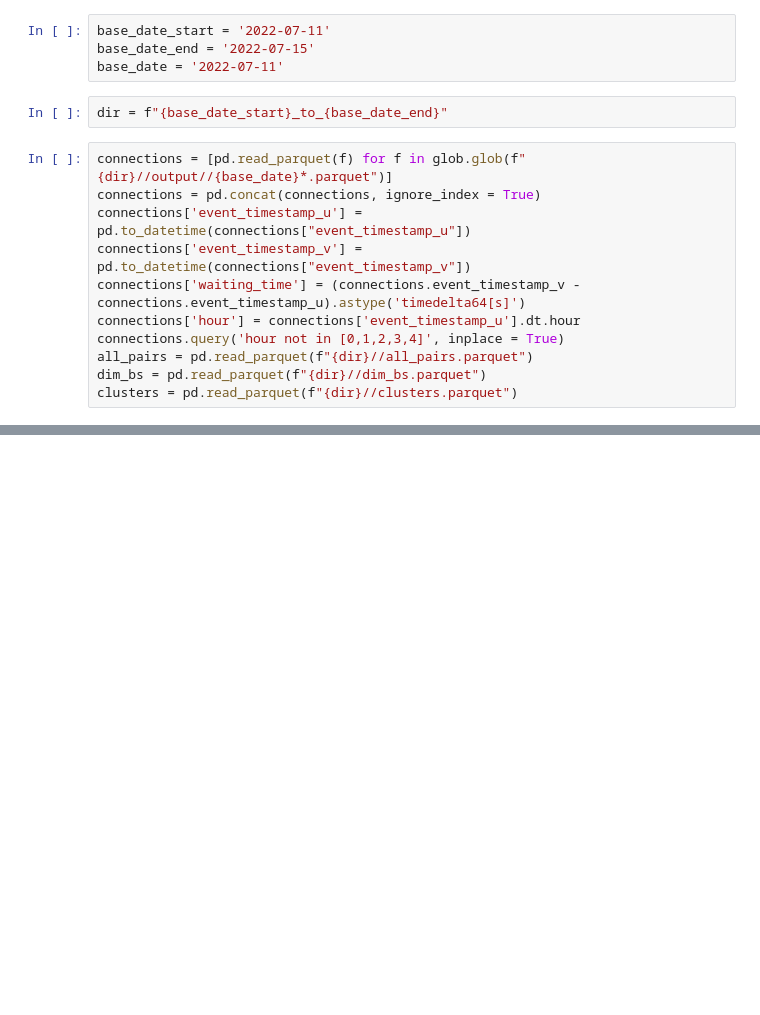
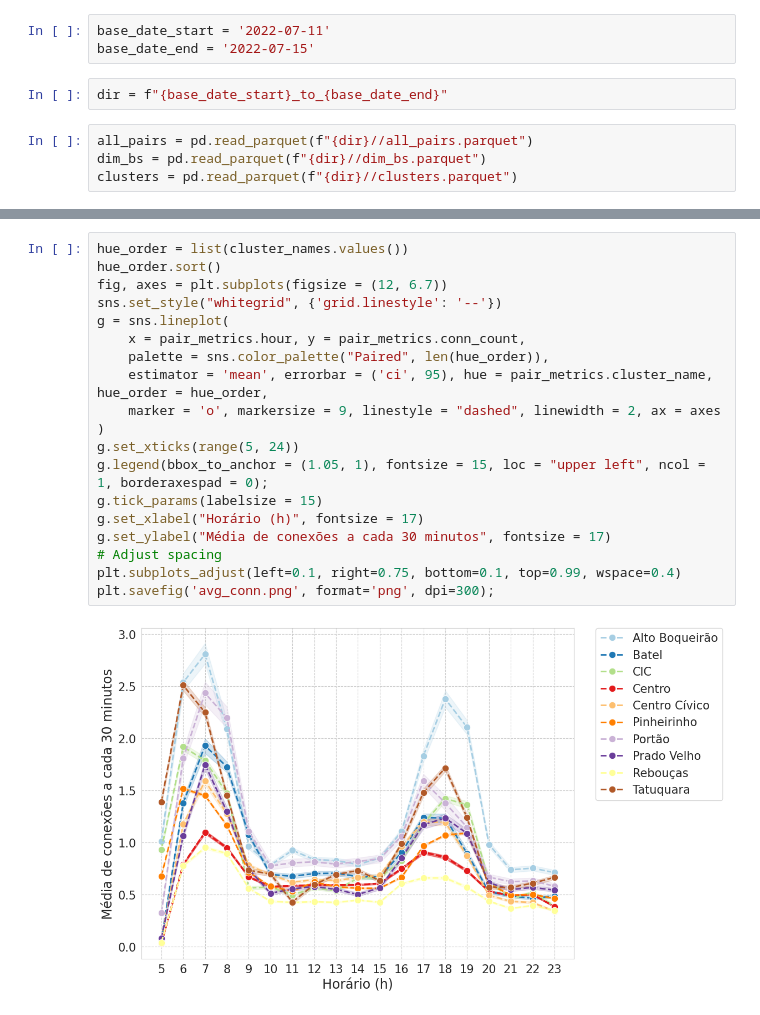
Before and after one commit to jcnborges/busanalysis, a Jupyter notebook: notebooks/doutorado/connection_analysis.ipynb, the cells around one changed output, grey strips where cells are left out. Saved outputs shown, nothing was run; the diff lists cells and outputs as text; blank space fills up the shorter version.

```diff
--- a/notebooks/doutorado/connection_analysis.ipynb
+++ b/notebooks/doutorado/connection_analysis.ipynb
@@ -14,17 +15,9 @@ from folium import plugins
 # %%
 base_date_start = '2022-07-11'
 base_date_end = '2022-07-15'
-base_date = '2022-07-11'
 # %%
 dir = f"{base_date_start}_to_{base_date_end}"
 # %%
-connections = [pd.read_parquet(f) for f in glob.glob(f"{dir}//output//{base_date}*.parquet")]
-connections = pd.concat(connections, ignore_index = True)
-connections['event_timestamp_u'] = pd.to_datetime(connections["event_timestamp_u"])
-connections['event_timestamp_v'] = pd.to_datetime(connections["event_timestamp_v"])
-connections['waiting_time'] = (connections.event_timestamp_v - connections.event_timestamp_u).astype('timedelta64[s]')
-connections['hour'] = connections['event_timestamp_u'].dt.hour
-connections.query('hour not in [0,1,2,3,4]', inplace = True)
 all_pairs = pd.read_parquet(f"{dir}//all_pairs.parquet")
 dim_bs = pd.read_parquet(f"{dir}//dim_bs.parquet")
 clusters = pd.read_parquet(f"{dir}//clusters.parquet")
@@ -239,0 +421,21 @@ clusters.head()
+# %%
+hue_order = list(cluster_names.values())
+hue_order.sort()
+fig, axes = plt.subplots(figsize = (12, 6.7))
+sns.set_style("whitegrid", {'grid.linestyle': '--'})
+g = sns.lineplot(
+    x = pair_metrics.hour, y = pair_metrics.conn_count,
+    palette = sns.color_palette("Paired", len(hue_order)),
+    estimator = 'mean', errorbar = ('ci', 95), hue = pair_metrics.cluster_name, hue_order = hue_order,
+    marker = 'o', markersize = 9, linestyle = "dashed", linewidth = 2, ax = axes
+)
+g.set_xticks(range(5, 24))
+g.legend(bbox_to_anchor = (1.05, 1), fontsize = 15, loc = "upper left", ncol = 1, borderaxespad = 0);
+g.tick_params(labelsize = 15)
+g.set_xlabel("Horário (h)", fontsize = 17)
+g.set_ylabel("Média de conexões a cada 30 minutos", fontsize = 17)
+# Adjust spacing
+plt.subplots_adjust(left=0.1, right=0.75, bottom=0.1, top=0.99, wspace=0.4)
+plt.savefig('avg_conn.png', format='png', dpi=300);
+# %% [output]
+[figure, added]
```
Also changed, not shown: parts of 25 cells of this notebook.
